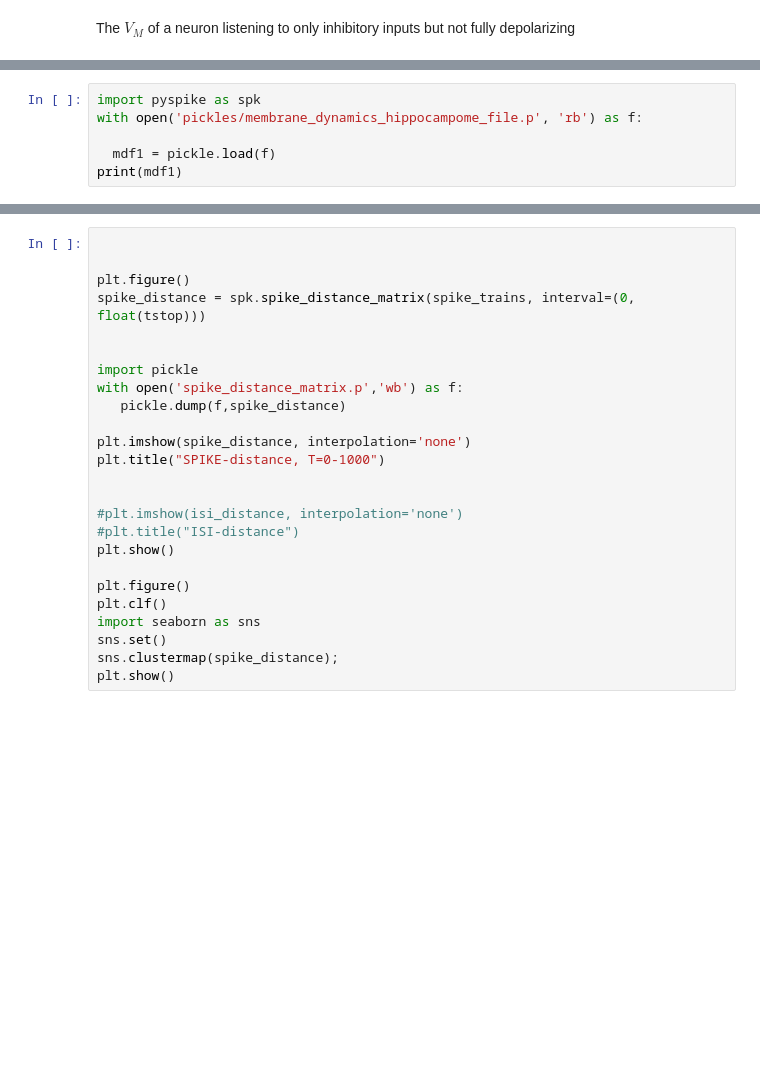
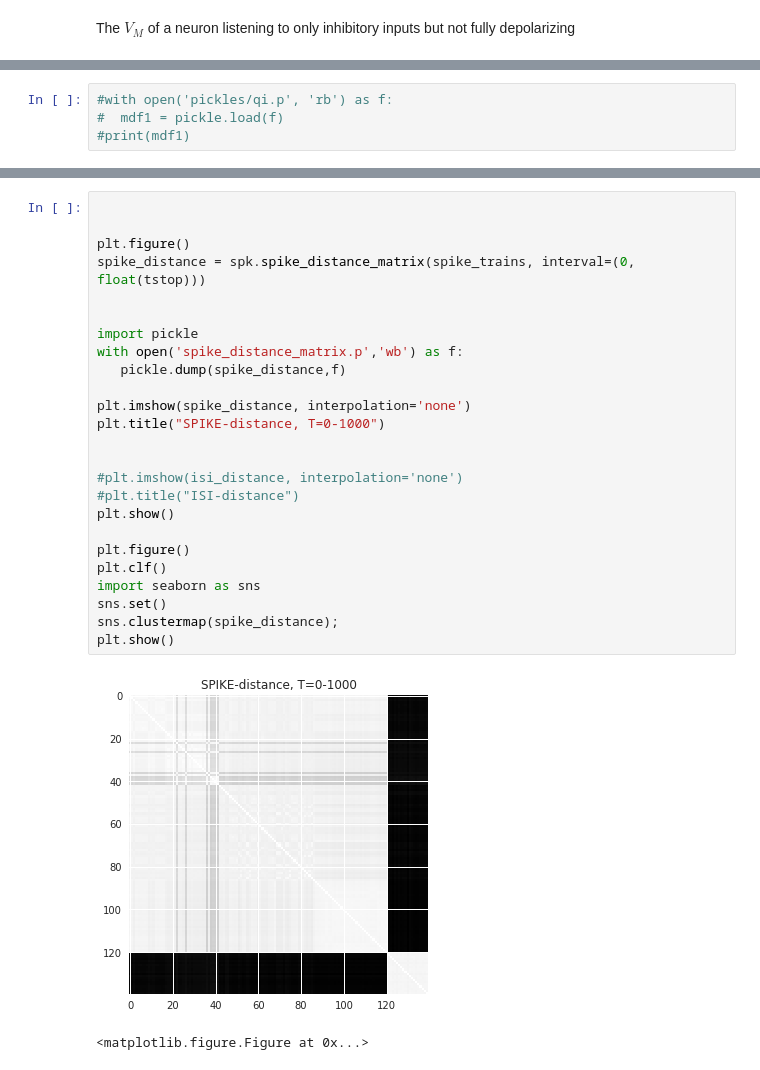
Before and after one commit to russelljjarvis/SpinnakerHippocampus, a Jupyter notebook: Spike_Analysis.ipynb, the cells around one changed output, grey strips where cells are left out. Drawn from its saved outputs; the diff is of its cells as text; blank space fills up the shorter version.

```diff
--- a/Spike_Analysis.ipynb
+++ b/Spike_Analysis.ipynb
@@ -126,9 +179,7 @@ spike_trains[0]
 # %%
-import pyspike as spk
-with open('pickles/membrane_dynamics_hippocampome_file.p', 'rb') as f:
-
-  mdf1 = pickle.load(f)
-print(mdf1)
+#with open('pickles/qi.p', 'rb') as f:
+#  mdf1 = pickle.load(f)
+#print(mdf1)
 # %%
 
 
@@ -227,25 +294,28 @@ sns.clustermap(isi_distance)#,vmin=-,vmax=1);
 # %%
 
 
 plt.figure()
 spike_distance = spk.spike_distance_matrix(spike_trains, interval=(0, float(tstop)))
 
 
 import pickle
 with open('spike_distance_matrix.p','wb') as f:
-   pickle.dump(f,spike_distance)
+   pickle.dump(spike_distance,f)
 
 plt.imshow(spike_distance, interpolation='none')
 plt.title("SPIKE-distance, T=0-1000")
 
 
 #plt.imshow(isi_distance, interpolation='none')
 #plt.title("ISI-distance")
 plt.show()
 
 plt.figure()
 plt.clf()
 import seaborn as sns
 sns.set()
 sns.clustermap(spike_distance);
 plt.show()
+# %% [output]
+[figure, added]
+<matplotlib.figure.Figure at 0x...>
```
Also changed, not shown: parts of 20 cells of this notebook.
